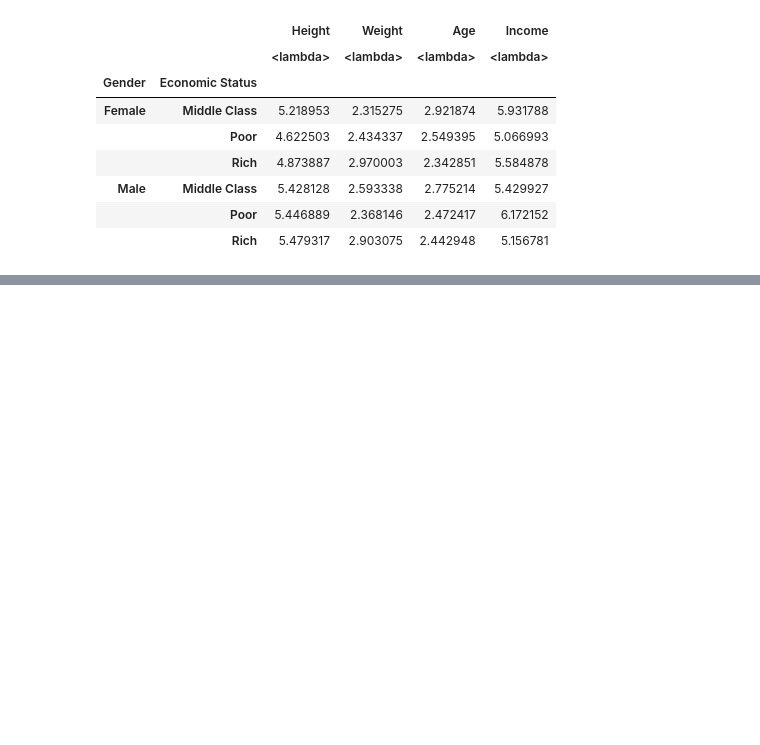
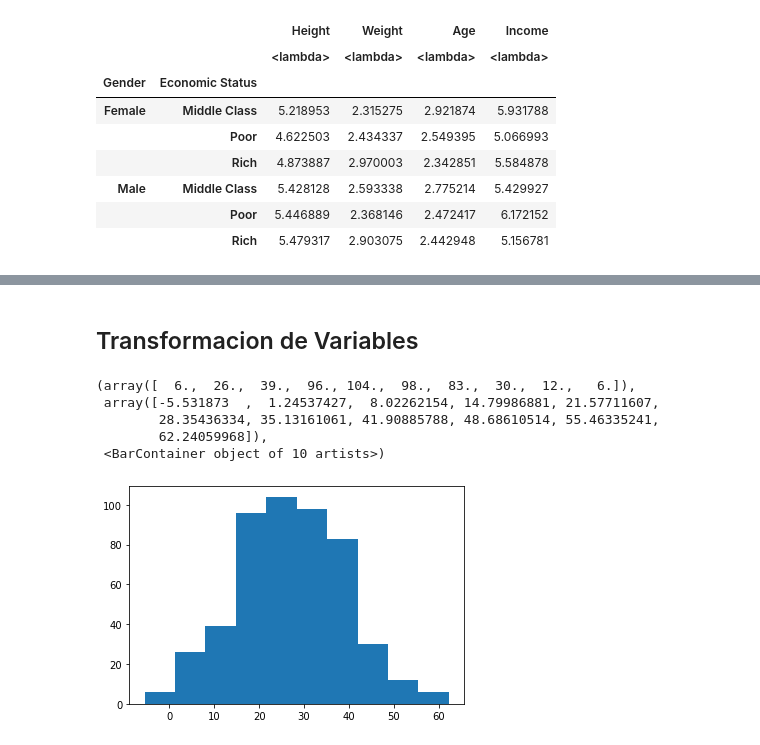
Before and after one commit to diego19508/python-ml-course, a Jupyter notebook: Course/T2 - 3 - Data Cleaning - Agrupacion de datos.ipynb, the cells around one changed output, grey strips where cells are left out. Cells and saved outputs as stored; diff of their text form; code cells hidden in the pictures; blank space fills up the shorter version.

```diff
--- a/Course/T2 - 3 - Data Cleaning - Agrupacion de datos.ipynb
+++ b/Course/T2 - 3 - Data Cleaning - Agrupacion de datos.ipynb
@@ -257,0 +287,15 @@ double_group.aggregate([lambda x: np.mean(x)/np.std(x)])
+# %% [markdown]
+## Transformacion de Variables
+# %%
+zscore = lambda x : (x - x.mean()/x.std())
+# %%
+z_group = double_group.transform(zscore) # Transform - funcion util en muchos casos
+# %%
+plt.hist(z_group["Age"])
+# %% [output]
+(array([  6.,  26.,  39.,  96., 104.,  98.,  83.,  30.,  12.,   6.]),
+ array([-5.531873  ,  1.24537427,  8.02262154, 14.79986881, 21.57711607,
+        28.35436334, 35.13161061, 41.90885788, 48.68610514, 55.46335241,
+        62.24059968]),
+ <BarContainer object of 10 artists>)
+[figure, added]
```
Also changed, not shown: parts of 17 cells of this notebook.
